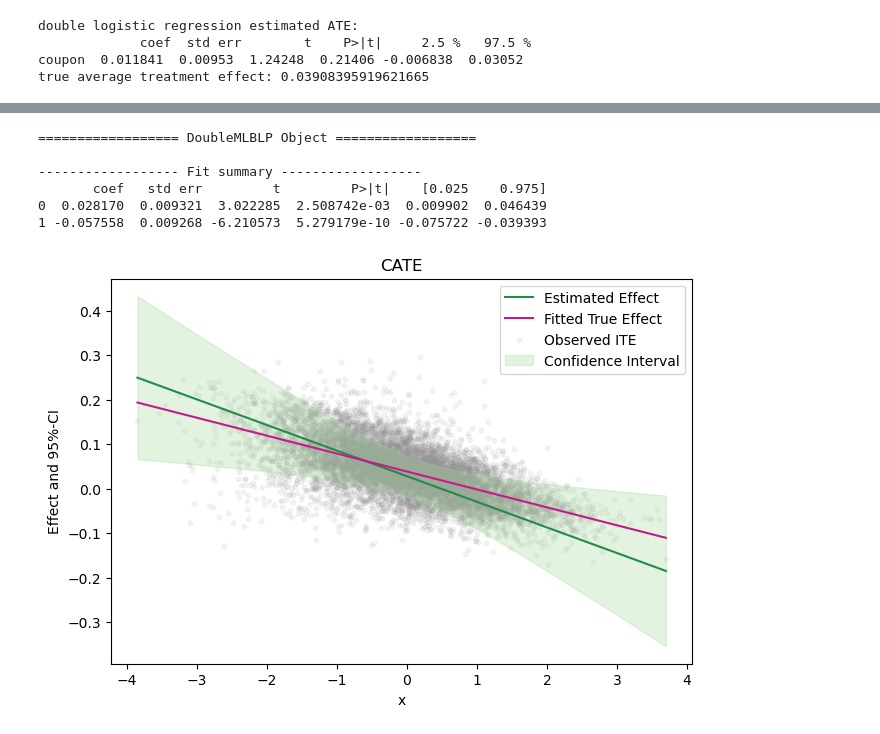
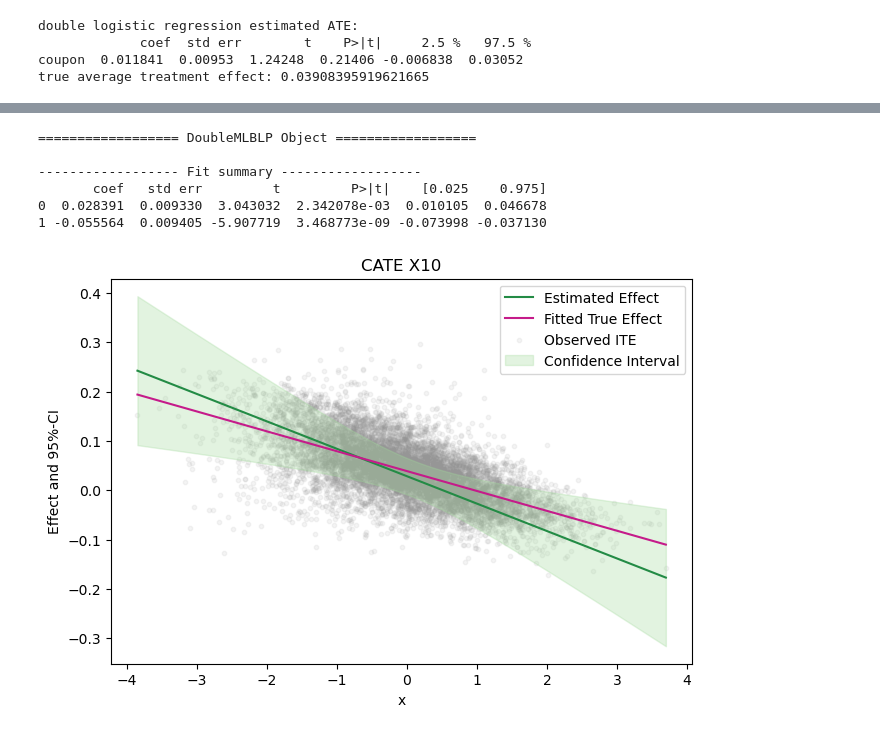
Before and after one commit to DavidStrieder/coupon_project, a Jupyter notebook: coupon.ipynb, the cells around one changed output, grey strips where cells are left out. Saved outputs shown, nothing was run; the diff lists cells and outputs as text; code cells hidden in the pictures.

```diff
--- a/coupon.ipynb
+++ b/coupon.ipynb
@@ -202,34 +291,34 @@ true GATE membership_level_2: 0.018707844852900623
 design_matrix=patsy.dmatrix("x", {"x": df['X10']})
 spline_basis = pd.DataFrame(design_matrix)
 cate = dml_irm_rf.cate(spline_basis)
 print(cate)
 
 # visualization
 x_grid = {"x": np.linspace(min(df['X10']), max(df['X10']), 100)}
 spline_grid = pd.DataFrame(patsy.build_design_matrices([design_matrix.design_info], x_grid)[0])
 df_cate = cate.confint(spline_grid, level=0.95, joint=True, n_rep_boot=2000)
 
 df_cate['x'] = x_grid['x']
 true_fitted_spline = sm.OLS(df['ite'], spline_basis).fit()
 df_cate['ite_fitted'] = true_fitted_spline.predict(spline_grid)
 
 fig, ax = plt.subplots()
 ax.plot(df_cate['x'],df_cate['effect'], color='#238B45', label='Estimated Effect')
 ax.plot(df_cate['x'],df_cate['ite_fitted'], color='#C51B8A', label='Fitted True Effect')
 ax.scatter(df['X10'], df['ite'], color='#969696', alpha=0.1, s=10, label='Observed ITE', zorder=1)
 ax.fill_between(df_cate['x'], df_cate['2.5 %'], df_cate['97.5 %'], color='#A1D99B', alpha=.3, label='Confidence Interval')
 
 plt.legend()
-plt.title('CATE')
+plt.title('CATE X10')
 plt.xlabel('x')
 _ =  plt.ylabel('Effect and 95%-CI')
 
 plt.show()
 # %% [output]
 ================== DoubleMLBLP Object ==================
 
 ------------------ Fit summary ------------------
        coef   std err         t         P>|t|    [0.025    0.975]
-0  0.028170  0.009321  3.022285  2.508742e-03  0.009902  0.046439
-1 -0.057558  0.009268 -6.210573  5.279179e-10 -0.075722 -0.039393
+0  0.028391  0.009330  3.043032  2.342078e-03  0.010105  0.046678
+1 -0.055564  0.009405 -5.907719  3.468773e-09 -0.073998 -0.037130
-[figure, old version]
+[figure, new version]
```
Also changed, not shown: parts of 18 cells of this notebook, 2 other files.
